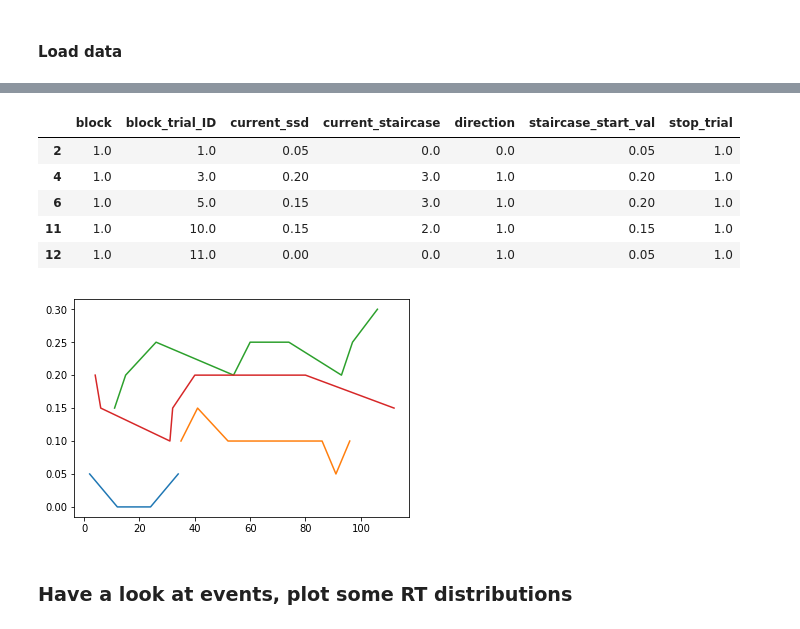
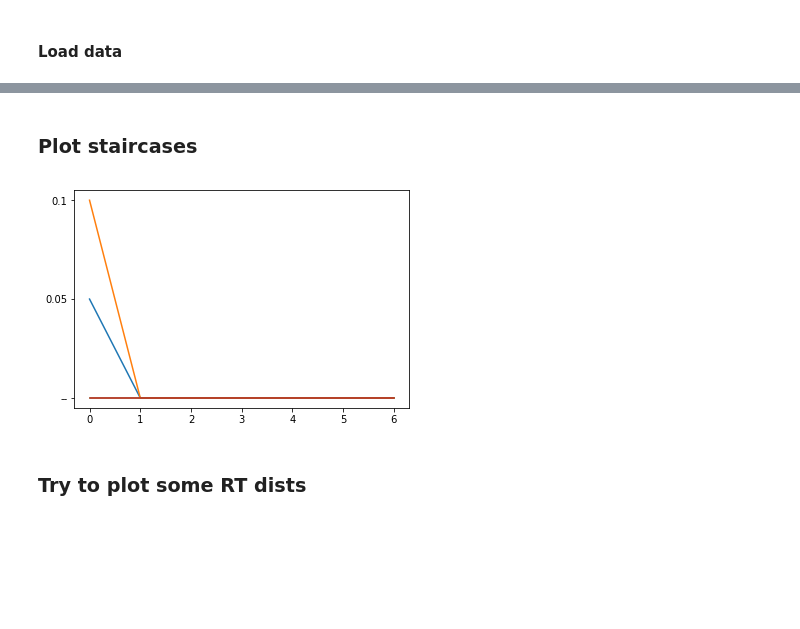
Before and after one commit to IMCN-UvA/IMCN-stoptask, a Jupyter notebook: IMCN-stoptask/Plot staircases.ipynb, the cells around one changed output, grey strips where cells are left out. Drawn from its saved outputs; the diff is of its cells as text; code cells hidden in the pictures; blank space fills up the shorter version.

Commit message:
Add some initial data parsing

```diff
--- a/IMCN-stoptask/Plot staircases.ipynb
+++ b/IMCN-stoptask/Plot staircases.ipynb
@@ -13,8 +15,12 @@ import matplotlib.pyplot as plt
 subject_num = 1
 session_num = 1
 data_dir = './data/'
+fns = glob.glob(os.path.join(data_dir, str(subject_num) + '_' + str(session_num) + '*_block-*.csv'))
+pprint(fns)
 
-with open(os.path.join(data_dir, '2_1_2018-09-04_16.18.41_outputDict.pkl'), 'r') as f:
-    dat = pkl.load(f)
-dat.keys()
+df = pd.read_csv(fns[-1])
+df.head()
+# with open(os.path.join(data_dir, '1_1_2018-09-05_13.15.17_outputDict.pkl'), 'r') as f:
+#     dat = pkl.load(f)
+# dat.keys()
 # %% [output]
@@ -27,18 +45,11 @@ parameter_array = parameter_array.loc[pd.notnull(parameter_array.current_ssd)]
-# %%
-# Select only stop trials
-stop_trial_array = parameter_array.loc[parameter_array.current_ssd>=0]
-stop_trial_array.head()
-# %% [output]
-|  | block | block_trial_ID | current_ssd | current_staircase | direction | staircase_start_val | stop_trial |
-| 2 | 1.0 | 1.0 | 0.05 | 0.0 | 0.0 | 0.05 | 1.0 |
-| 4 | 1.0 | 3.0 | 0.20 | 3.0 | 1.0 | 0.20 | 1.0 |
-| 6 | 1.0 | 5.0 | 0.15 | 3.0 | 1.0 | 0.20 | 1.0 |
-| 11 | 1.0 | 10.0 | 0.15 | 2.0 | 1.0 | 0.15 | 1.0 |
-| 12 | 1.0 | 11.0 | 0.00 | 0.0 | 1.0 | 0.05 | 1.0 |
-# %%
-for staircase_id in np.unique(stop_trial_array.current_staircase):
-    plt.plot(stop_trial_array.loc[stop_trial_array.current_staircase==staircase_id, 'current_ssd'])
-# %% [output]
-[figure, removed]
+# %% [markdown]
+### Plot staircases
+# %%
+stop_trial_array = dat.loc[dat.stop_trial == 1]
+for staircase_id in np.unique(stop_trial_array.staircase_id):
+    xs = np.arange(stop_trial_array.loc[stop_trial_array.staircase_id==staircase_id, 'ssd'].shape[0])
+    plt.plot(xs, stop_trial_array.loc[stop_trial_array.staircase_id==staircase_id, 'ssd'])
+# %% [output]
+[figure, added]
 # %% [markdown]
-### Have a look at events, plot some RT distributions
+### Try to plot some RT dists
```
Also changed, not shown: parts of 16 cells of this notebook.
